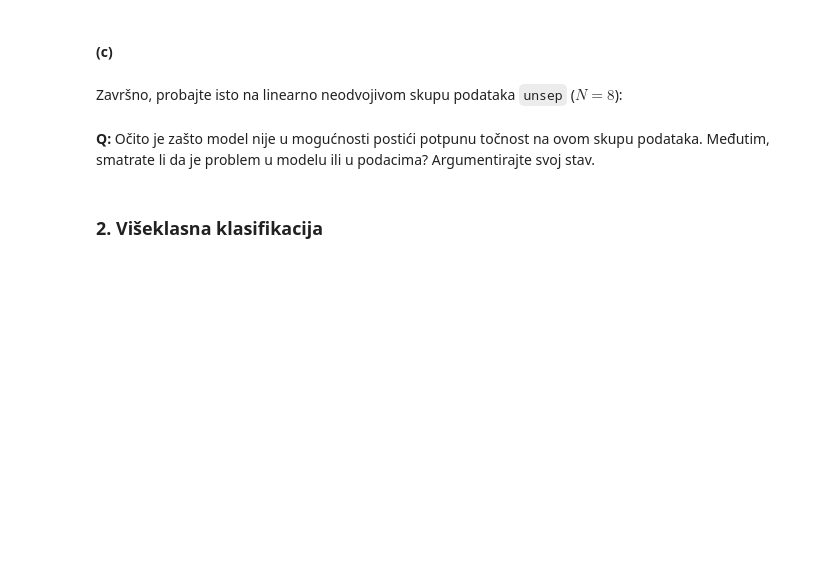
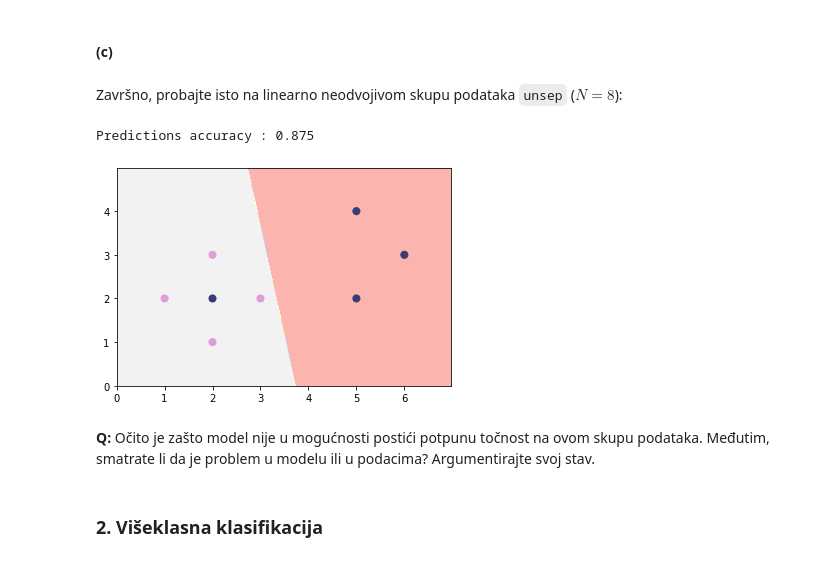
Before and after one commit to mislavivancic/machine-learning-homeworks, a Jupyter notebook: Lab2/SU-2019-LAB02-LDM-LR.ipynb, the cells around one changed output. Cells and saved outputs as stored; diff of their text form; code cells hidden in the pictures; blank space fills up the shorter version.

```diff
--- a/Lab2/SU-2019-LAB02-LDM-LR.ipynb
+++ b/Lab2/SU-2019-LAB02-LDM-LR.ipynb
@@ -86,3 +106,13 @@ unsep_y = np.append(seven_y, 0)
+# %%
+# Vaš kôd ovdje
+clasifier = RidgeClassifier(alpha=0)
+clasifier.fit(unsep_X,unsep_y)
+predictions = clasifier.predict(unsep_X)
+print("Predictions accuracy :",accuracy_score(unsep_y,predictions))
+mlutils.plot_2d_clf_problem(unsep_X,unsep_y,clasifier.predict)
+# %% [output]
+Predictions accuracy : 0.875
+[figure, added]
 # %% [markdown]
 **Q:** Očito je zašto model nije u mogućnosti postići potpunu točnost na ovom skupu podataka. Međutim, smatrate li da je problem u modelu ili u podacima? Argumentirajte svoj stav.
 # %% [markdown]
```
Also changed, not shown: parts of 13 cells of this notebook, 1 other file.
